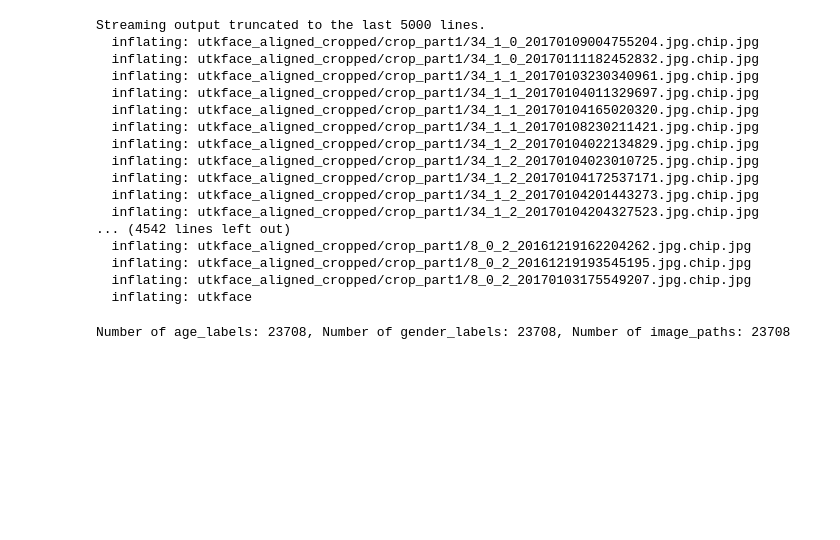
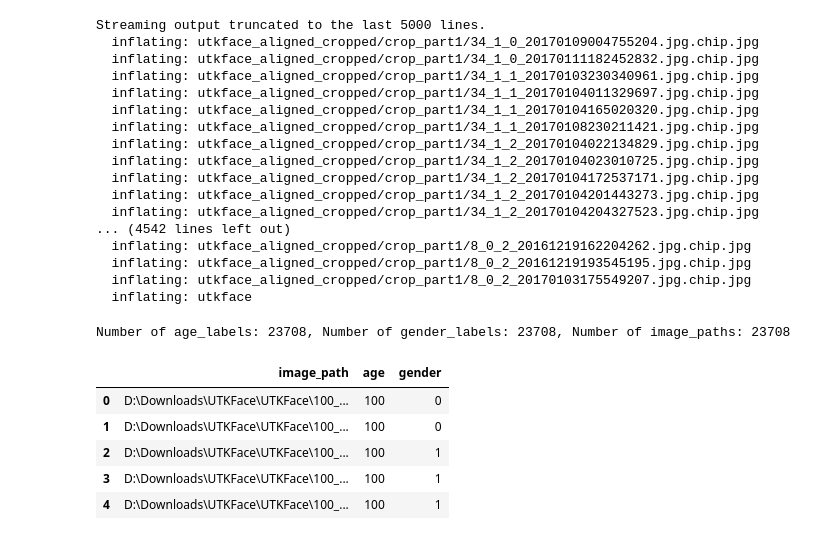
Before and after one commit to ammarlodhi255/codeclause_projects, a Jupyter notebook: Age and Gender Detection System/age_gender_detection.ipynb, the cells around one changed output. Cells and saved outputs as stored; diff of their text form; code cells hidden in the pictures; blank space fills up the shorter version.

```diff
--- a/Age and Gender Detection System/age_gender_detection.ipynb
+++ b/Age and Gender Detection System/age_gender_detection.ipynb
@@ -62,0 +68,12 @@ Number of age_labels: 23708, Number of gender_labels: 23708, Number of image_pat
+# %%
+import pandas as pd
+df = pd.DataFrame()
+df['image_path'], df['age'], df['gender'] = image_paths, age_labels, gender_labels
+df.head(5)
+# %% [output]
+|  | image_path | age | gender |
+| 0 | D:\Downloads\UTKFace\UTKFace\100_... | 100 | 0 |
+| 1 | D:\Downloads\UTKFace\UTKFace\100_... | 100 | 0 |
+| 2 | D:\Downloads\UTKFace\UTKFace\100_... | 100 | 1 |
+| 3 | D:\Downloads\UTKFace\UTKFace\100_... | 100 | 1 |
+| 4 | D:\Downloads\UTKFace\UTKFace\100_... | 100 | 1 |
```
Also changed, not shown: parts of 8 cells of this notebook.
